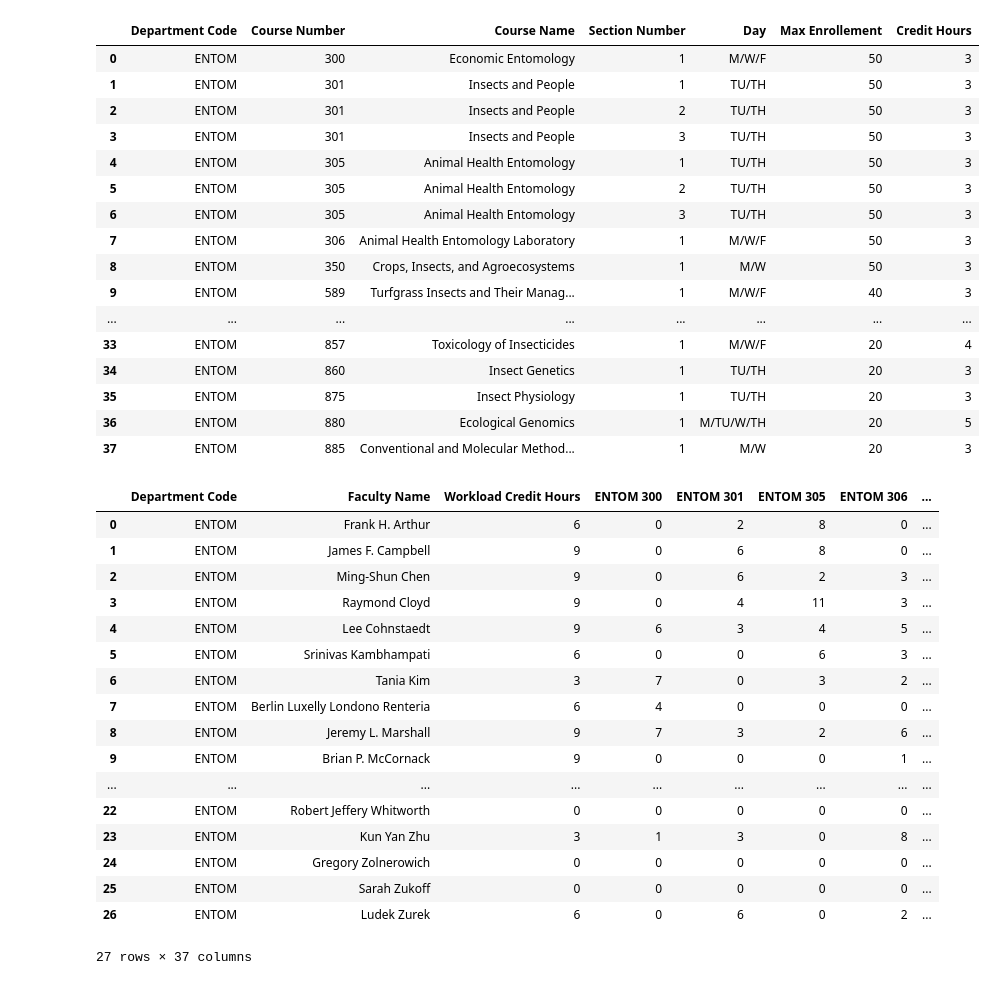
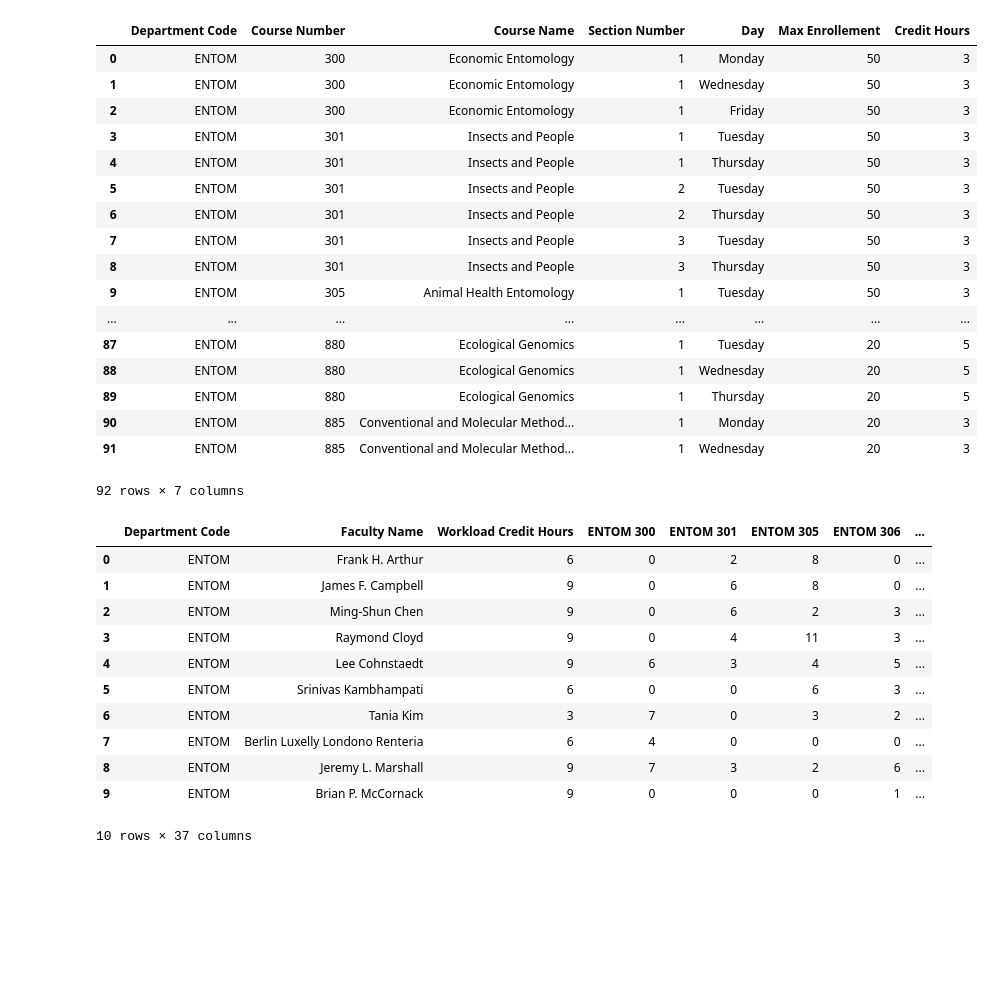
Before and after one commit to isossa/MATH4320, a Jupyter notebook: Project 1/Comp -- Project 1.ipynb, the cells around one changed output. Saved outputs shown, nothing was run; the diff lists cells and outputs as text; code cells hidden in the pictures; blank space fills up the shorter version.

```diff
--- a/Project 1/Comp -- Project 1.ipynb
+++ b/Project 1/Comp -- Project 1.ipynb
@@ -84,39 +94,60 @@ Sheets : ['Classrooms', 'Colleges and Departments', 'Course Catalog', 'Courses O
 5 rows × 36 columns
 # %%
 ## Duplicate courses with multiple sessions
+##Example: ENTOM 301 has three sessions, it is now listed three times
 def standardize_courses_offered(courses_offered:pd.DataFrame, course_catalog_df:pd.DataFrame) -> pd.DataFrame:
+    ''''''
+    def get_day_name(day:str):
+        days_name = {'M':'Monday', 'TU':'Tuesday', 'W':'Wednesday', 'TH':'Thursday', 'F':'Friday'}
+        return days_name[day]
+
     result = pd.DataFrame()
     result = result.append(courses_offered[courses_offered['Sections'] == 1])
     for course in courses_offered[courses_offered['Sections'] > 1].itertuples():
         course = pd.DataFrame(course).T.drop(columns=0)
         course.columns = courses_offered.columns
         for i in range(1, course['Sections'][0] + 1):
             course['Sections'] = i
             result = result.append([course], ignore_index=True)
     result = result.rename(columns={'Sections' : 'Section Number'})
     result = result.sort_values(by=['Course Number', 'Section Number']).reset_index().drop(columns='index')
     result = pd.merge(left=result, right=course_catalog_df, on=['Department Code', 'Course Number', 'Course Name'])
+
+    courses_offered = result
+    result = pd.DataFrame()
+
+    for course in courses_offered.itertuples():
+        course = pd.DataFrame(course).T.drop(columns=0)
+        course.columns = courses_offered.columns
+        days_taught = course['Day'][0]
+        days_taught = days_taught.split('/')
+        for i in days_taught:
+            course['Day'] = i
+            result = result.append([course], ignore_index=True)
+
+    result['Day'] = result.apply(lambda row : get_day_name(row.Day), axis=1)
     return result
 
 standardize_courses_offered(courses_offered, course_catalog_df)
 # %% [output]
 |  | Department Code | Course Number | Course Name | Section Number | Day | Max Enrollement | Credit Hours |
-| 0 | ENTOM | 300 | Economic Entomology | 1 | M/W/F | 50 | 3 |
-| 1 | ENTOM | 301 | Insects and People | 1 | TU/TH | 50 | 3 |
-| 2 | ENTOM | 301 | Insects and People | 2 | TU/TH | 50 | 3 |
-| 3 | ENTOM | 301 | Insects and People | 3 | TU/TH | 50 | 3 |
-| 4 | ENTOM | 305 | Animal Health Entomology | 1 | TU/TH | 50 | 3 |
-| 5 | ENTOM | 305 | Animal Health Entomology | 2 | TU/TH | 50 | 3 |
-| 6 | ENTOM | 305 | Animal Health Entomology | 3 | TU/TH | 50 | 3 |
-| 7 | ENTOM | 306 | Animal Health Entomology Laboratory | 1 | M/W/F | 50 | 3 |
-| 8 | ENTOM | 350 | Crops, Insects, and Agroecosystems | 1 | M/W | 50 | 3 |
-| 9 | ENTOM | 589 | Turfgrass Insects and Their Manag... | 1 | M/W/F | 40 | 3 |
+| 0 | ENTOM | 300 | Economic Entomology | 1 | Monday | 50 | 3 |
+| 1 | ENTOM | 300 | Economic Entomology | 1 | Wednesday | 50 | 3 |
+| 2 | ENTOM | 300 | Economic Entomology | 1 | Friday | 50 | 3 |
+| 3 | ENTOM | 301 | Insects and People | 1 | Tuesday | 50 | 3 |
+| 4 | ENTOM | 301 | Insects and People | 1 | Thursday | 50 | 3 |
+| 5 | ENTOM | 301 | Insects and People | 2 | Tuesday | 50 | 3 |
+| 6 | ENTOM | 301 | Insects and People | 2 | Thursday | 50 | 3 |
+| 7 | ENTOM | 301 | Insects and People | 3 | Tuesday | 50 | 3 |
+| 8 | ENTOM | 301 | Insects and People | 3 | Thursday | 50 | 3 |
+| 9 | ENTOM | 305 | Animal Health Entomology | 1 | Tuesday | 50 | 3 |
 | ... | ... | ... | ... | ... | ... | ... | ... |
-| 33 | ENTOM | 857 | Toxicology of Insecticides | 1 | M/W/F | 20 | 4 |
-| 34 | ENTOM | 860 | Insect Genetics | 1 | TU/TH | 20 | 3 |
-| 35 | ENTOM | 875 | Insect Physiology | 1 | TU/TH | 20 | 3 |
-| 36 | ENTOM | 880 | Ecological Genomics | 1 | M/TU/W/TH | 20 | 5 |
-| 37 | ENTOM | 885 | Conventional and Molecular Method... | 1 | M/W | 20 | 3 |
+| 87 | ENTOM | 880 | Ecological Genomics | 1 | Tuesday | 20 | 5 |
+| 88 | ENTOM | 880 | Ecological Genomics | 1 | Wednesday | 20 | 5 |
+| 89 | ENTOM | 880 | Ecological Genomics | 1 | Thursday | 20 | 5 |
+| 90 | ENTOM | 885 | Conventional and Molecular Method... | 1 | Monday | 20 | 3 |
+| 91 | ENTOM | 885 | Conventional and Molecular Method... | 1 | Wednesday | 20 | 3 |
+92 rows × 7 columns
 # %%
 ## Clean
 def merge_and_get_preference(professors_df:pd.DataFrame, qualifications:pd.DataFrame, course:str) -> pd.DataFrame:
@@ -156,7 +187,7 @@ def merge_and_get_preference(professors_df:pd.DataFrame, qualifications:pd.DataF
     return preferences_df
 
 preferences_df = merge_and_get_preference(professors_df, qualifications_df, 'ENTOM')
-display(preferences_df)
+display(preferences_df.head(10))
 # %% [output]
 |  | Department Code | Faculty Name | Workload Credit Hours | ENTOM 300 | ENTOM 301 | ENTOM 305 | ENTOM 306 | ... |
 | 0 | ENTOM | Frank H. Arthur | 6 | 0 | 2 | 8 | 0 | ... |
@@ -169,11 +200,5 @@ display(preferences_df)
 | 7 | ENTOM | Berlin Luxelly Londono Renteria | 6 | 4 | 0 | 0 | 0 | ... |
 | 8 | ENTOM | Jeremy L. Marshall | 9 | 7 | 3 | 2 | 6 | ... |
 | 9 | ENTOM | Brian P. McCornack | 9 | 0 | 0 | 0 | 1 | ... |
-| ... | ... | ... | ... | ... | ... | ... | ... | ... |
-| 22 | ENTOM | Robert Jeffery Whitworth | 0 | 0 | 0 | 0 | 0 | ... |
-| 23 | ENTOM | Kun Yan Zhu | 3 | 1 | 3 | 0 | 8 | ... |
-| 24 | ENTOM | Gregory Zolnerowich | 0 | 0 | 0 | 0 | 0 | ... |
-| 25 | ENTOM | Sarah Zukoff | 0 | 0 | 0 | 0 | 0 | ... |
-| 26 | ENTOM | Ludek Zurek | 6 | 0 | 6 | 0 | 2 | ... |
-27 rows × 37 columns
+10 rows × 37 columns
 # %%
```
Also changed, not shown: parts of 5 cells of this notebook.
